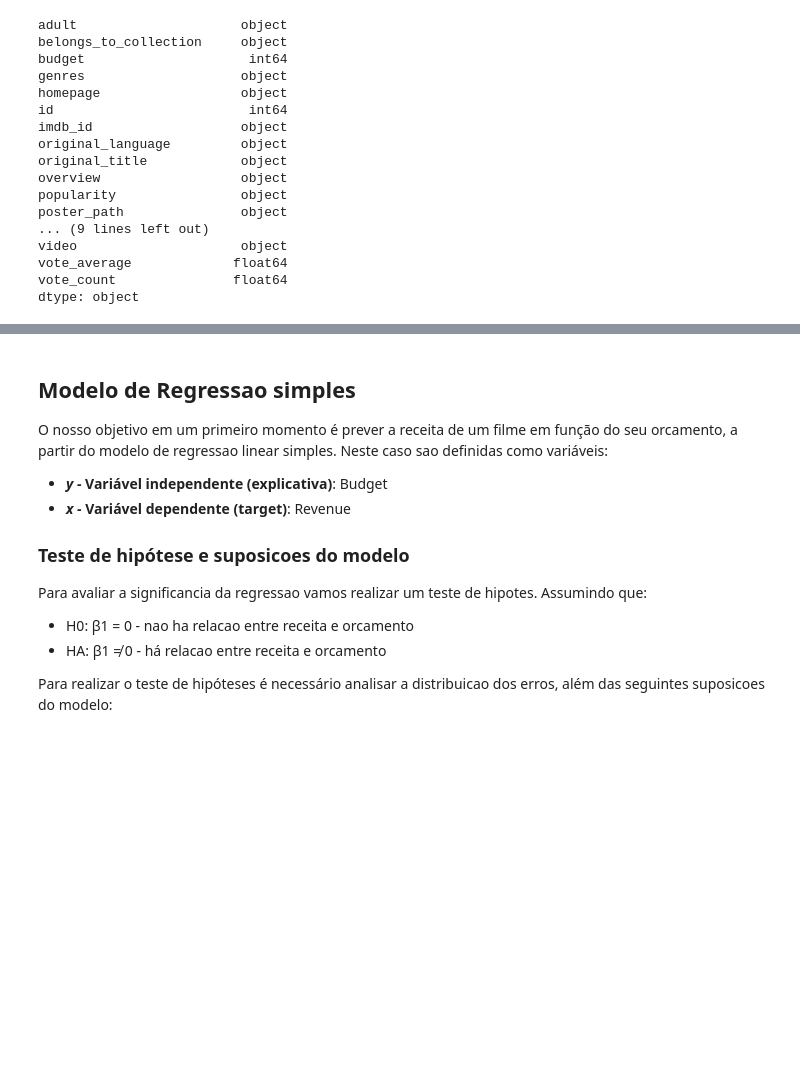
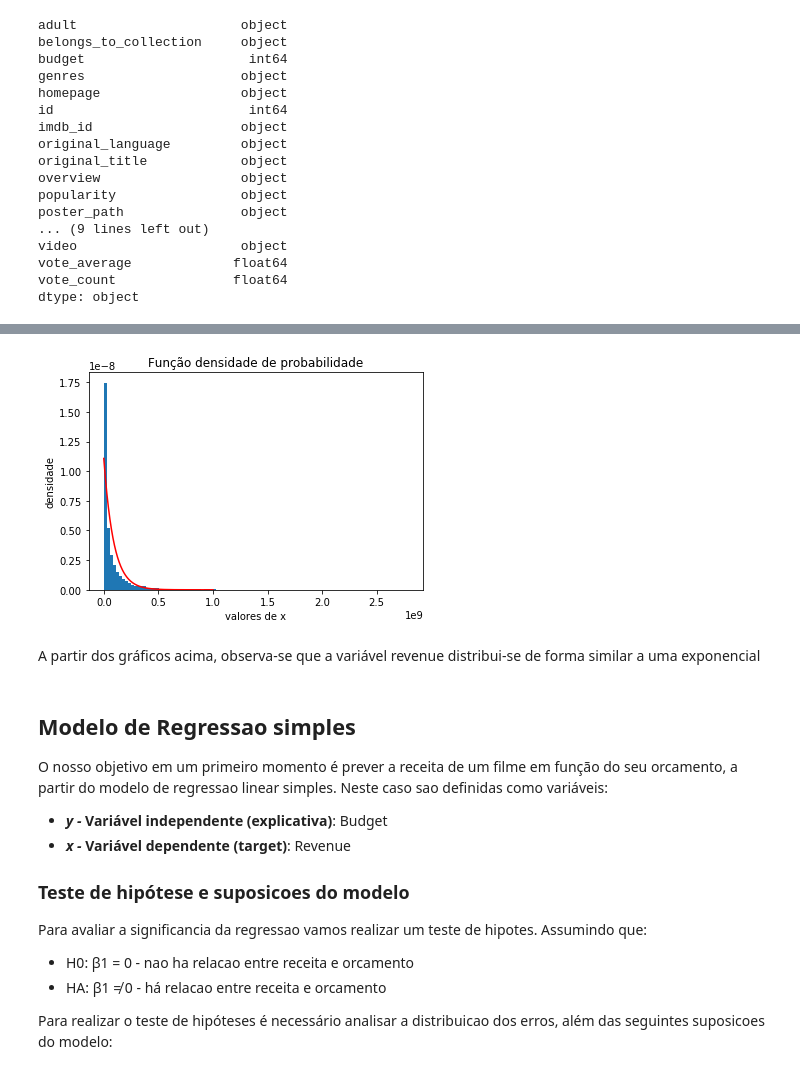
Before and after one commit to beatrizcf2/Classificador_Filmes, a Jupyter notebook: Recomendador_Filmes_Organizado.ipynb, the cells around one changed output, grey strips where cells are left out. Drawn from its saved outputs; the diff is of its cells as text; code cells hidden in the pictures; blank space fills up the shorter version.

```diff
--- a/Recomendador_Filmes_Organizado.ipynb
+++ b/Recomendador_Filmes_Organizado.ipynb
@@ -95,3 +101,17 @@ dtype: object
+# %%
+mu = rs.revenue.mean()
+x = np.linspace(0,10**9,100000)
+y = stats.expon.pdf(x, scale=mu)
+plt.plot(x, y, color='r')
+rs.revenue.plot.hist(density = True, bins = 100)
+plt.ylabel('densidade')
+plt.xlabel('valores de x')
+plt.title('Função densidade de probabilidade')
+plt.show()
+# %% [output]
+[figure, added]
+# %% [markdown]
+A partir dos gráficos acima, observa-se que a variável revenue distribui-se de forma similar a uma exponencial
 # %% [markdown]
 ## Modelo de Regressao simples
 
```
Also changed, not shown: parts of 21 cells of this notebook, 4 other files.
